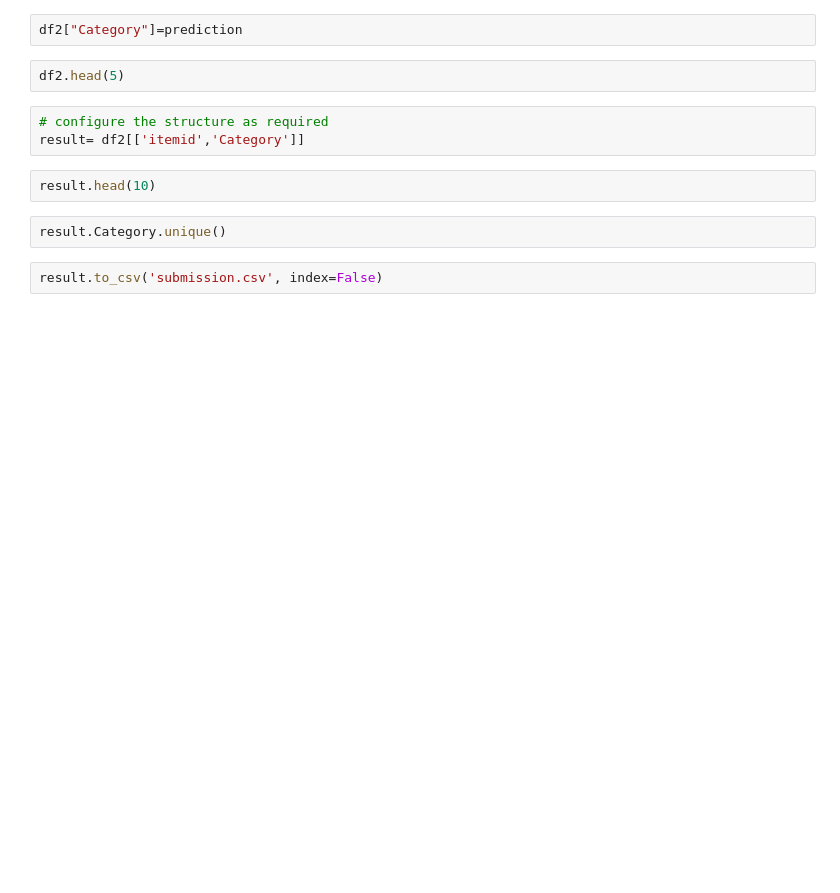
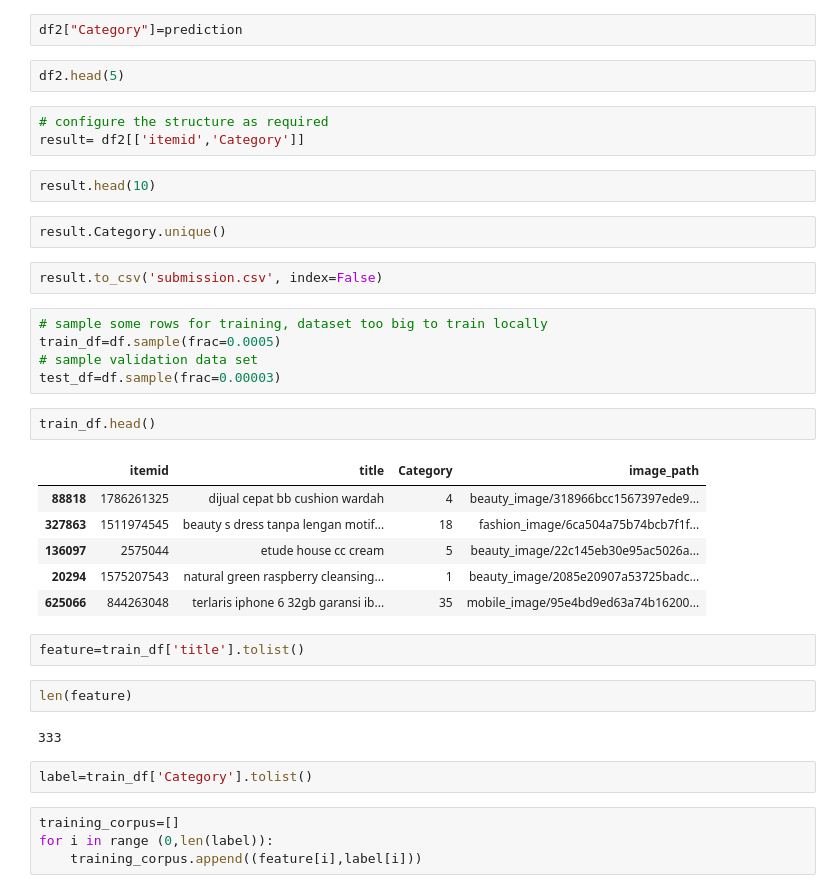
Before and after one commit to bugFreeYYS/NDSC, a Jupyter notebook: NDSC.ipynb, the cells around one changed output. Saved outputs shown, nothing was run; the diff lists cells and outputs as text; blank space fills up the shorter version.

```diff
--- a/NDSC.ipynb
+++ b/NDSC.ipynb
@@ -84,3 +92,29 @@ result.head(10)
 result.Category.unique()
 # %%
 result.to_csv('submission.csv', index=False)
+# %%
+# sample some rows for training, dataset too big to train locally
+train_df=df.sample(frac=0.0005)
+# sample validation data set
+test_df=df.sample(frac=0.00003)
+# %%
+train_df.head()
+# %% [output]
+|  | itemid | title | Category | image_path |
+| 88818 | 1786261325 | dijual cepat bb cushion wardah | 4 | beauty_image/318966bcc1567397ede9... |
+| 327863 | 1511974545 | beauty s dress tanpa lengan motif... | 18 | fashion_image/6ca504a75b74bcb7f1f... |
+| 136097 | 2575044 | etude house cc cream | 5 | beauty_image/22c145eb30e95ac5026a... |
+| 20294 | 1575207543 | natural green raspberry cleansing... | 1 | beauty_image/2085e20907a53725badc... |
+| 625066 | 844263048 | terlaris iphone 6 32gb garansi ib... | 35 | mobile_image/95e4bd9ed63a74b16200... |
+# %%
+feature=train_df['title'].tolist()
+# %%
+len(feature)
+# %% [output]
+333
+# %%
+label=train_df['Category'].tolist()
+# %%
+training_corpus=[]
+for i in range (0,len(label)):
+    training_corpus.append((feature[i],label[i]))
```
Also changed, not shown: parts of 11 cells of this notebook.
